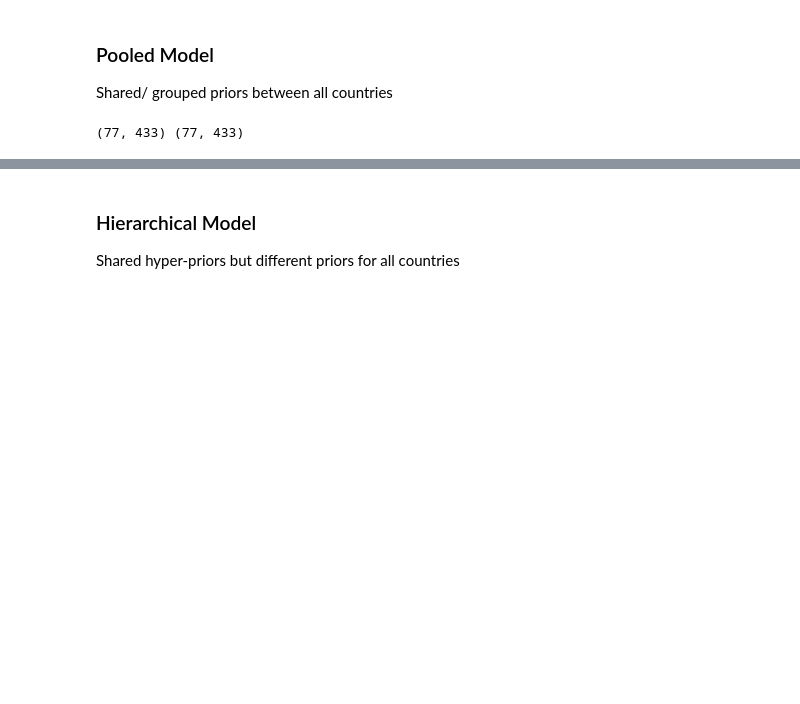
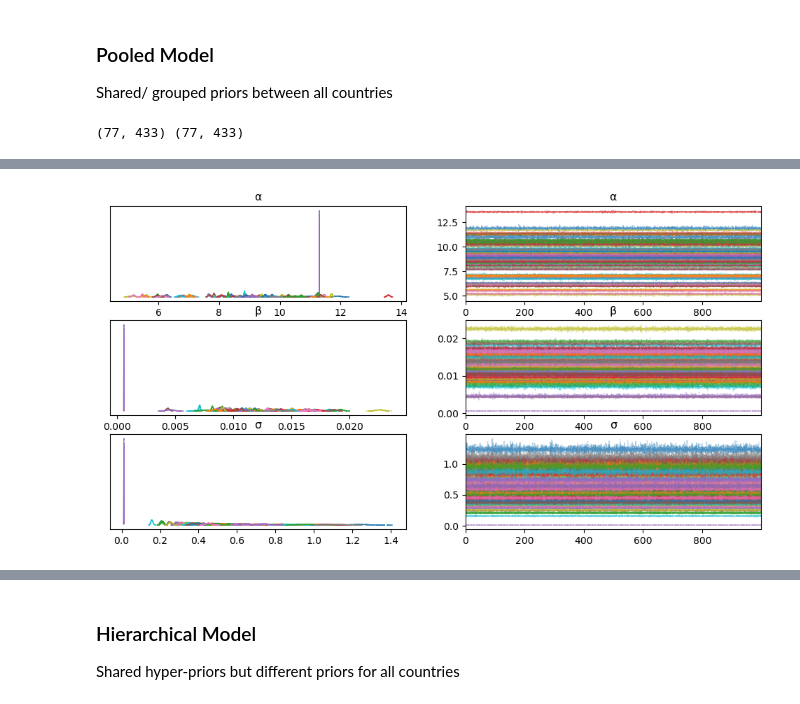
Before and after one commit to SPBU-study/statistics-2024-fall, a Jupyter notebook: baseline_reproduced.ipynb, the cells around one changed output, grey strips where cells are left out. Saved outputs shown, nothing was run; the diff lists cells and outputs as text; code cells hidden in the pictures; blank space fills up the shorter version.

```diff
--- a/baseline_reproduced.ipynb
+++ b/baseline_reproduced.ipynb
@@ -500,3 +508,5 @@ means_df
 # %%
-# az.plot_trace(data=pooled, var_names=prior_vars);
+az.plot_trace(data=pooled, var_names=prior_vars);
+# %% [output]
+[figure, added]
 # %%
```
Also changed, not shown: parts of 8 cells of this notebook, 1 other file.
